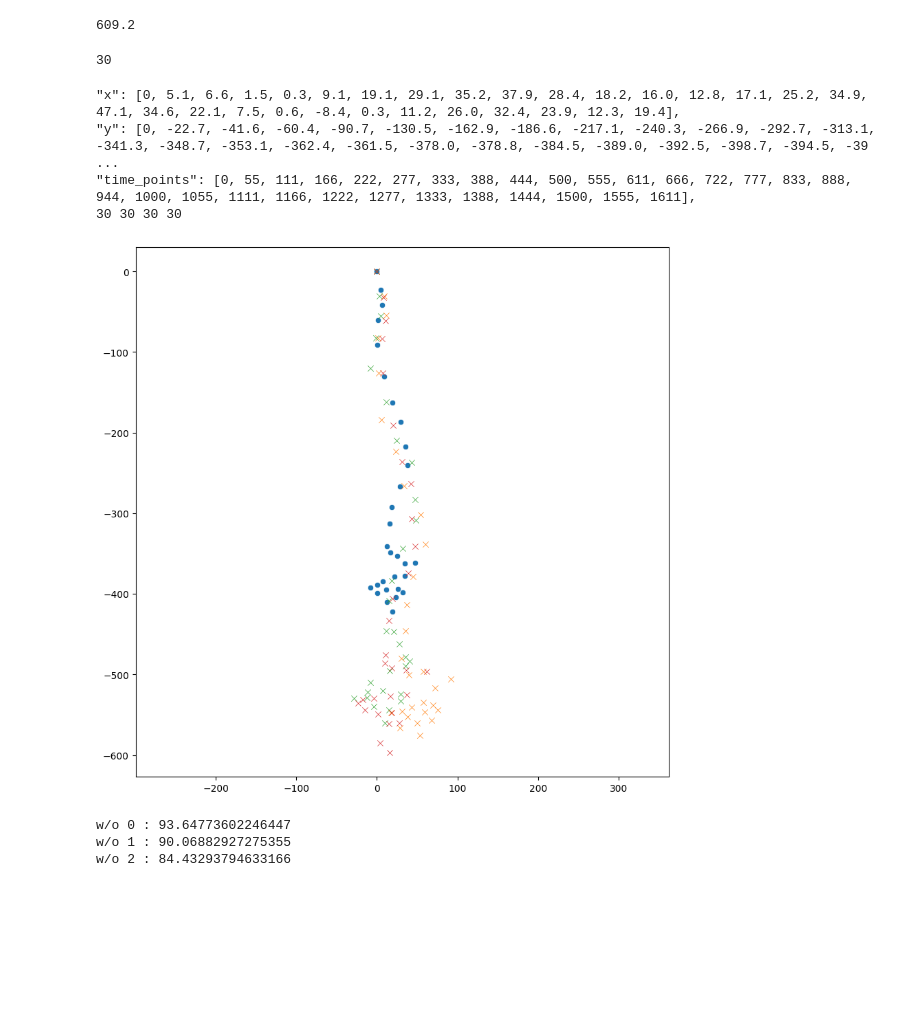
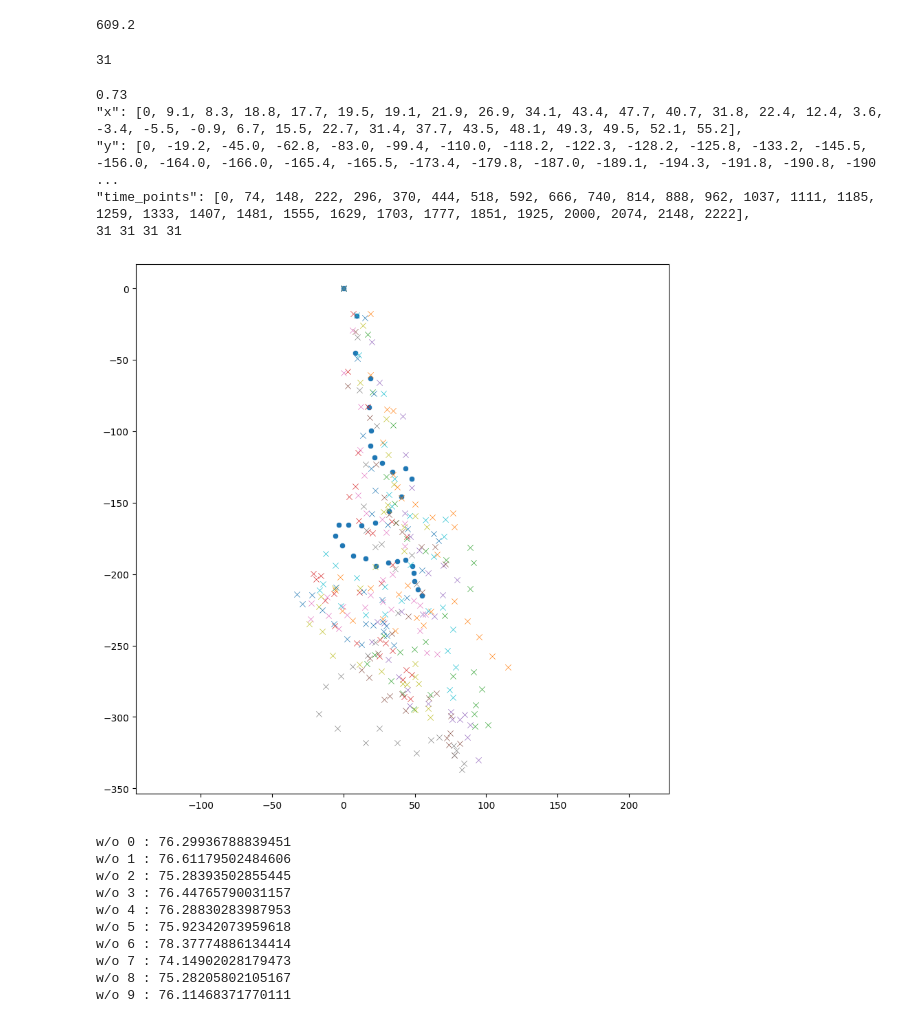
Before and after one commit to metaflow/apex-recoil, a Jupyter notebook: processing/recoils.ipynb, the cells around one changed output. Saved outputs shown, nothing was run; the diff lists cells and outputs as text; code cells hidden in the pictures; blank space fills up the shorter version.

Commit message:
updated 301 with a new multiplier

```diff
--- a/processing/recoils.ipynb
+++ b/processing/recoils.ipynb
@@ -59,7 +59,8 @@ def median_delta_recoil(rc):
         my.append(np.round(y, 1))
     return mx, my
 
-def mean_recoil(rc, mm):
+def mean_recoil(rc):
+    print(magic)
     mx = [0]
     my = [0]
     x = 0
@@ -96,42 +97,53 @@ def multiplier(name):
 np.round(points(13.0, 37.10, -0.4, 37.36), 2)
 # %% [output]
 609.2
-# %%
-rc = [
-   {"weapon":"r99","barrel":0,"stock":0,"comment":"r99_1_577.92.png","x":[0,9.3,11.6,1.2,2.3,5.8,23.2,33.6,54.4,60.2,45.2,37.1,35.9,30.1,39.4,57.9,71.8,91.5,69.5,57.9,42.8,31.3,17.4,28.9,38.2,59.1,75.3,68.3,49.8,53.3],"y":[0,-30.1,-54.4,-82.2,-126.2,-184.1,-223.5,-266.3,-302.2,-338.1,-378.6,-413.4,-445.8,-480.5,-500.2,-496.7,-516.4,-506,-538.4,-534.9,-540.7,-545.4,-547.7,-566.2,-552.3,-546.5,-544.2,-556.9,-560.4,-575.5]},
-   {"weapon":"r99","barrel":0,"stock":0,"comment":"r99_2_560.51.png","x":[0,3.4,4.6,-1.1,-8,11.5,24.1,43.5,47,48.1,32.1,18.3,14.9,11.5,20.6,27.5,35.3,40.6,35.5,16,-8,-11.7,-28.7,-12.6,6.9,29.5,29.8,14.9,-3.4,10.3],"y":[0,-30.9,-55,-82.5,-120.3,-161.6,-209.7,-237.2,-283.1,-308.3,-343.8,-383.9,-408,-445.8,-447,-461.9,-478.6,-483.2,-489.4,-495.1,-510,-521.8,-529.5,-528.3,-520.3,-524.4,-532.9,-544.4,-539.8,-560.4]},
-   {"weapon":"r99","barrel":0,"stock":0,"comment":"r99_3_597.44.png","x":[0,8.1,11.1,6.1,7.1,20.2,31.3,42.4,43.4,47.4,39.3,19.2,15.1,11.1,10.1,18.2,36.3,61.5,37.3,17.1,-4,-17.1,-23.2,-15.1,1,18.2,28.2,15.1,4,16.1],"y":[0,-32.3,-61.5,-83.7,-126.1,-190.7,-236.1,-263.3,-306.7,-341,-374.3,-405.5,-432.8,-476.2,-485.9,-492.3,-494.3,-496.3,-525.6,-526.6,-529.6,-531.6,-535.7,-543.8,-548.8,-547.8,-559.9,-560.9,-585.1,-597.2]}
-]
-print(len(rc[-1]['x']))
-# %% [output]
-30
+# %%
+rc = [
+   {"weapon":"r301","barrel":0,"stock":0,"comment":"vlcsnap-2024-09-07-18h42m46s249.png 289.08","x":[0,18.7,18.7,30.4,34.9,27.5,34.9,37.5,40.7,50,62.2,76.6,77.6,65.7,44.9,38.8,18.9,-2.3,-5.5,-1,6.4,27.5,36.2,51,55.8,61.2,77.6,86.9,95.2,104.2,115.1],"y":[0,-17.7,-60.5,-84.6,-85.6,-107.7,-130.1,-139.1,-146.5,-151,-160,-157.4,-166.7,-186.3,-207.8,-213.9,-209.7,-202.3,-211,-225.7,-232.5,-231.2,-239.5,-230.5,-235.7,-226,-219,-232.8,-244,-257.5,-265.2]},
+   {"weapon":"r301","barrel":0,"stock":0,"comment":"vlcsnap-2024-09-07-19h17m40s322.png 315.72","x":[0,17,20.5,34.9,29.9,35.9,36.9,44.4,57.4,71.9,88.8,91.3,88.8,70.9,57.4,49.9,39.4,27.9,22,16.5,33.2,41.4,49.4,60.9,76.8,91.3,96.8,92.6,91.8,92.3,101],"y":[0,-31.9,-72.4,-95.8,-131.7,-150.7,-164.2,-175.2,-183.6,-190.1,-181.6,-192.1,-210.1,-229.1,-247.5,-252.5,-254.5,-243,-256.5,-262.5,-275,-283.4,-294.4,-284.4,-271.5,-268.5,-280.4,-291.5,-297.9,-306.4,-305.7]},
+   {"weapon":"r301","barrel":0,"stock":0,"comment":"r301_1_291.11.png","x":[0,6.8,2.8,17.1,10.2,8.5,4,10.8,16.9,20.5,33.6,44.4,34.1,26.7,11.4,-6.8,-15.9,-21.1,-19.2,-13.1,-6.3,9.1,25,25.6,29.6,34.1,43.8,47.8,41.5,42.4,46.7],"y":[0,-17.6,-58,-82.5,-114.9,-138.3,-145.7,-162.7,-170.2,-171.3,-163.3,-173.5,-193.5,-206.5,-212.8,-213.4,-200.9,-199.7,-203.6,-218.5,-236.1,-248.1,-257.2,-245.8,-248.1,-253.8,-266.9,-270.3,-273.7,-285.6,-287.3]},
+   {"weapon":"r301","barrel":0,"stock":0,"comment":"r301_2_343.6.png","x":[0,20.1,25.2,41.3,43.6,47.6,43,47,53.3,59.1,70,79.7,69.4,63.7,55.6,40.7,28.7,23.5,20.1,31.5,38.4,44.7,46.5,59.1,75.1,76.3,81.4,84.9,88.9,86.6,94.6],"y":[0,-37.3,-65.9,-89.5,-116.4,-139.4,-157.1,-173.8,-183.5,-199,-193.8,-204.2,-214.5,-229.4,-228.2,-225.9,-234.5,-233.4,-247.2,-259.8,-271.8,-281,-291.9,-290.7,-296.5,-301.6,-301.6,-298.2,-305.7,-314.3,-330.3]},
+   {"weapon":"r301","barrel":0,"stock":0,"comment":"r301_3_336.01.png","x":[0,8.1,2.9,18.5,22.6,28.4,31.9,36.5,41.2,54.5,64.3,71.3,55.1,45.2,33.6,24.3,18.5,12.8,18,28.7,32.5,41.2,43.5,59.7,64.9,75.4,74.8,72.1,73.6,81.7,77.7],"y":[0,-30.1,-68.4,-90.4,-122.9,-146.1,-158.2,-164,-170.4,-180.8,-180.8,-193,-212.7,-229.5,-241.7,-255.6,-259.1,-267.2,-272.4,-287.7,-285.2,-284,-295.6,-286.9,-283.4,-299.1,-311.3,-314.8,-319.4,-318.8,-326.9]},
+   {"weapon":"r301","barrel":0,"stock":0,"comment":"r301_4_264.42.png","x":[0,6.3,0,12.1,11.5,14.4,10.3,16.1,27,29.9,43.1,43.1,34.5,27.6,19,-0.6,-11.5,-22.4,-23,-10.3,-3.4,2.3,14.9,27.6,33.3,49.4,53.4,57.4,53.4,58.6,65.5],"y":[0,-29.3,-59.2,-82.7,-113.2,-131,-144.7,-157.4,-161.4,-170.6,-164.3,-180.4,-199.9,-203.9,-214.8,-222.9,-216,-220.6,-231.5,-229.2,-238.4,-228.6,-223.4,-219.4,-224.6,-218.3,-221.7,-228,-239.5,-255,-256.2]},
+   {"weapon":"r301","barrel":0,"stock":0,"comment":"r301_5_347.12.png","x":[0,9.7,11.4,23.3,15.4,14.2,15.9,22.2,26.8,36.4,47.8,51.2,38.1,22.2,17.1,6.3,-1.7,-12.5,-17.1,-4,15.4,25,37.6,51.2,61.5,67.2,77.1,79,77.4,84.3,83.1],"y":[0,-34.2,-71.2,-96.2,-123,-152.6,-169.1,-181,-178.8,-196.4,-186.7,-206.7,-227.1,-247.6,-256.8,-264.7,-271.6,-278.4,-297.7,-308,-318.2,-308,-318.2,-325.1,-316,-314.3,-319.9,-323.3,-326.8,-332.5,-337]},
+   {"weapon":"r301","barrel":0,"stock":0,"comment":"r301_7_306.2.png","x":[0,13.7,11.8,30.1,31.4,35.1,31,31.4,28.2,42.4,50.1,58.3,42.4,22.3,11.8,-5.9,-15.9,-17.3,-24.1,-15,-7.7,11.4,26.4,41.4,44.6,50.1,50.1,52.4,50.1,59.2,60.6],"y":[0,-26,-65.6,-91.1,-116.6,-137.1,-151.7,-154.9,-156.2,-166.7,-159,-166.7,-184,-194.9,-210,-210,-215.4,-222.7,-234.6,-240,-256.9,-263.3,-267.8,-276.9,-277.4,-262.8,-271.9,-276.9,-295.1,-294.2,-300.1]},
+   {"weapon":"r301","barrel":0,"stock":0,"comment":"r301_8_296.49.png","x":[0,9.5,10.9,28.2,28.6,35.9,31.8,33.6,46.4,57.2,71.4,70.5,63,46.8,29.1,9.5,-5.5,-12.3,-14.1,-16.8,-1.8,15.5,29.1,40.5,59.1,69.5,76.8,72.6,78.4,74.1,76.8],"y":[0,-18.6,-46.4,-73.6,-109.1,-133.2,-144.5,-152.7,-159.1,-162.3,-161.4,-173.6,-187.4,-193.2,-208.6,-202.7,-194.1,-185.5,-206.8,-211.4,-222.3,-228.6,-228.2,-218.2,-225.5,-223.2,-238.6,-253.7,-265.3,-280.9,-286.4]},
+   {"weapon":"r301","barrel":0,"stock":0,"comment":"r301_9_252.33.png","x":[0,15,9.6,21.4,13.7,19.2,22.3,20.1,31,44.7,63.4,66.6,55.2,44.2,26.9,14.1,-5,-22.2,-32.8,-28.7,-15,-6.4,2.7,12.8,15.5,21,27.6,30.1,27.9,30.6,35.1],"y":[0,-20.5,-49.2,-73.4,-103.1,-125.8,-141.4,-157.8,-165.5,-168.3,-171.9,-176.5,-197.4,-216.6,-218,-212,-209.3,-214.6,-214.3,-220.7,-225.3,-234.8,-245.3,-249.4,-234.8,-235.7,-233.5,-236.2,-240.1,-243,-249.9]},
+]
+print(len(rc[-1]['x']))
+# %% [output]
+31
 # %%
 _, ax = plt.subplots(figsize=(10,10))
 plt.axis('equal')
+
+n = len(rc[0]['x'])
+w = rc[0]['weapon']
+wrpm = rpm(w)
+magic = multiplier(w)
+
 x, y = mean_recoil(rc)
 sns.scatterplot(ax=ax, x=x, y=y)
 
 for r in rc:
     sns.scatterplot(ax=ax, x=r['x'], y=r['y'], marker='x')
-n = len(rc[0]['x'])
-w = rc[0]['weapon']
-r = rpm(w)
-magic = multiplier(w)
-t = [int(i * 60.0 * 1000 / r) for i in range(n)]
+
+t = [int(i * 60.0 * 1000 / wrpm) for i in range(n)]
 
 s = json.dumps({
     'x': x,
     'y': y,
     'time_points': t,
     })
 print(s.replace('], ','],\n')[1:-1] + ',')
 print(n, len(x), len(y), len(t))
 # %% [output]
-"x": [0, 5.1, 6.6, 1.5, 0.3, 9.1, 19.1, 29.1, 35.2, 37.9, 28.4, 18.2, 16.0, 12.8, 17.1, 25.2, 34.9, 47.1, 34.6, 22.1, 7.5, 0.6, -8.4, 0.3, 11.2, 26.0, 32.4, 23.9, 12.3, 19.4],
-"y": [0, -22.7, -41.6, -60.4, -90.7, -130.5, -162.9, -186.6, -217.1, -240.3, -266.9, -292.7, -313.1, -341.3, -348.7, -353.1, -362.4, -361.5, -378.0, -378.8, -384.5, -389.0, -392.5, -398.7, -394.5, -39 ...
-"time_points": [0, 55, 111, 166, 222, 277, 333, 388, 444, 500, 555, 611, 666, 722, 777, 833, 888, 944, 1000, 1055, 1111, 1166, 1222, 1277, 1333, 1388, 1444, 1500, 1555, 1611],
-30 30 30 30
+0.73
+"x": [0, 9.1, 8.3, 18.8, 17.7, 19.5, 19.1, 21.9, 26.9, 34.1, 43.4, 47.7, 40.7, 31.8, 22.4, 12.4, 3.6, -3.4, -5.5, -0.9, 6.7, 15.5, 22.7, 31.4, 37.7, 43.5, 48.1, 49.3, 49.5, 52.1, 55.2],
+"y": [0, -19.2, -45.0, -62.8, -83.0, -99.4, -110.0, -118.2, -122.3, -128.2, -125.8, -133.2, -145.5, -156.0, -164.0, -166.0, -165.4, -165.5, -173.4, -179.8, -187.0, -189.1, -194.3, -191.8, -190.8, -190 ...
+"time_points": [0, 74, 148, 222, 296, 370, 444, 518, 592, 666, 740, 814, 888, 962, 1037, 1111, 1185, 1259, 1333, 1407, 1481, 1555, 1629, 1703, 1777, 1851, 1925, 2000, 2074, 2148, 2222],
+31 31 31 31
-[figure, old version]
+[figure, new version]
 # %%
 if len(rc) > 2:
   for i in range(len(rc)):
@@ -147,9 +159,16 @@ else:
 # tx, ty = mean_delta2_recoil(rc)
 # print('mean_delta2_recoil', np.mean([rc_score(r, {'x': tx, 'y': ty}) for r in rc]))
 # %% [output]
-w/o 0 : 93.64773602246447
-w/o 1 : 90.06882927275355
-w/o 2 : 84.43293794633166
+w/o 0 : 76.29936788839451
+w/o 1 : 76.61179502484606
+w/o 2 : 75.28393502855445
+w/o 3 : 76.44765790031157
+w/o 4 : 76.28830283987953
+w/o 5 : 75.92342073959618
+w/o 6 : 78.37774886134414
+w/o 7 : 74.14902028179473
+w/o 8 : 75.28205802105167
+w/o 9 : 76.11468371770111
 # %%
 k = len(rc) - 1
 err = [0] * k
```
Also changed, not shown: parts of 1 cell of this notebook, 3 other files.
